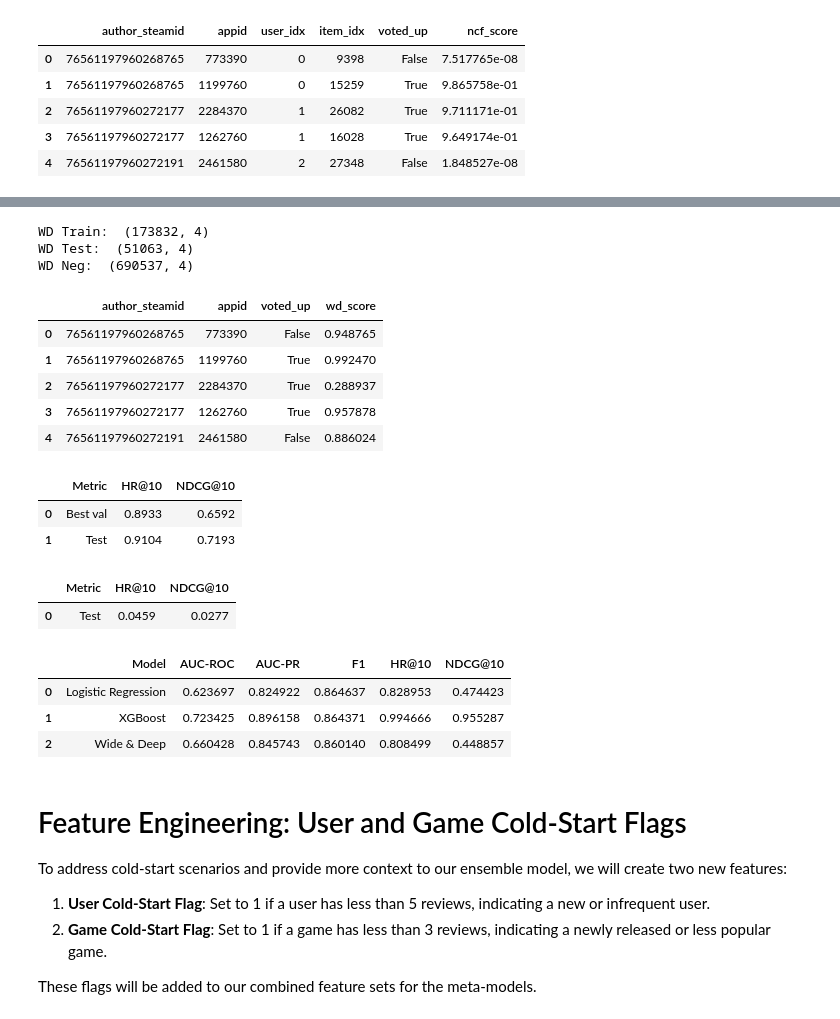
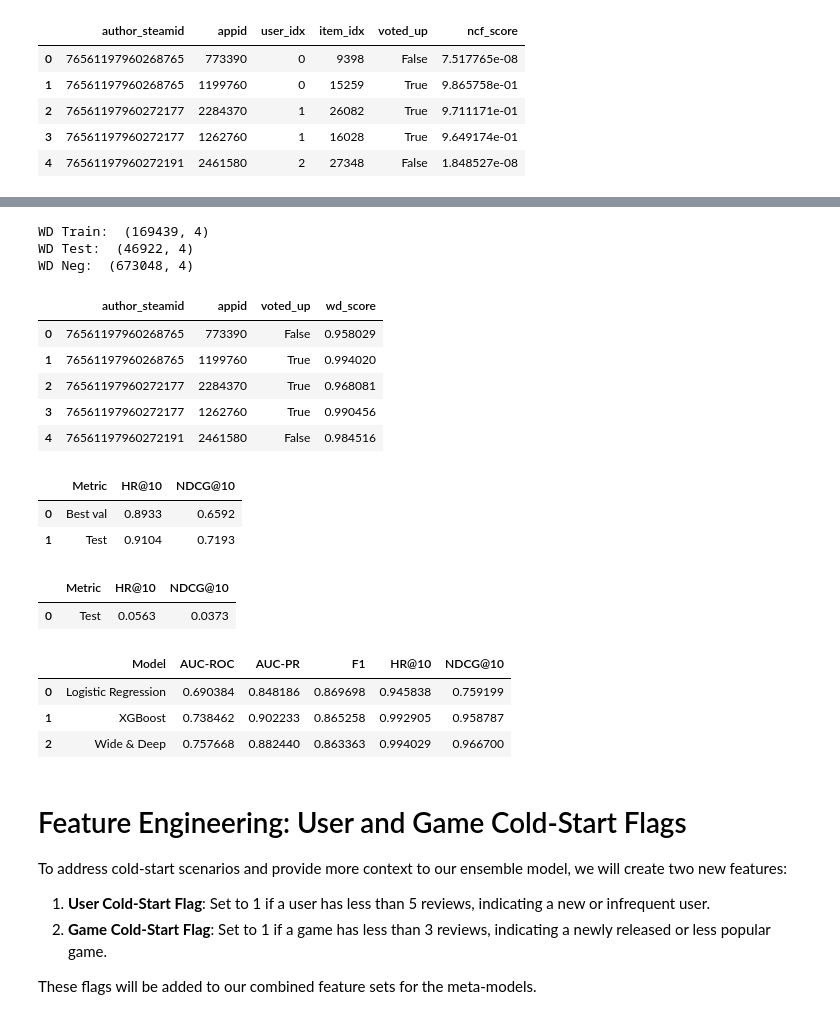
Before and after one commit to hamy-nguyen/BT4222_Group5_AY2526_S2, a Jupyter notebook: phase4_finalised/phase_4_logistic_regression.ipynb, the cells around one changed output, grey strips where cells are left out. Saved outputs shown, nothing was run; the diff lists cells and outputs as text; code cells hidden in the pictures.

```diff
--- a/phase4_finalised/phase_4_logistic_regression.ipynb
+++ b/phase4_finalised/phase_4_logistic_regression.ipynb
@@ -16,8 +16,8 @@ _BASE = Path.cwd()  # Jupyter sets cwd to notebook directory
 
 FEAT_DIR   = str(_BASE.parent / "phase0_finalised" / "feature_engineered_data")
 NCF_DIR    = str(_BASE.parent / "phase1_finalised" / "phase1_outputs")
-CBF_DIR    = str(_BASE.parent / "phase2_finalised" / "phase2_2" / "phase2_2_outputs")
-WD_DIR     = str(_BASE.parent / "phase3_finalised" / "without_extra_filter" / "phase3_outputs")
+CBF_DIR    = str(_BASE.parent / "phase2_finalised" / "phase2_1" / "phase2_1_outputs")
+WD_DIR     = str(_BASE.parent / "phase3_finalised" / "with_extra_filter" / "phase3_outputs_extra_filter")
 OUTPUT_DIR = str(_BASE / "phase4_outputs")
 os.makedirs(OUTPUT_DIR, exist_ok=True)
 
@@ -129,47 +101,47 @@ print("WD Neg: ", wd_neg_scores.shape)
 
 wd_train_scores.head()
 # %% [output]
-WD Train:  (173832, 4)
-WD Test:  (51063, 4)
-WD Neg:  (690537, 4)
+WD Train:  (169439, 4)
+WD Test:  (46922, 4)
+WD Neg:  (673048, 4)
 |  | author_steamid | appid | voted_up | wd_score |
-| 0 | 76561197960268765 | 773390 | False | 0.948765 |
-| 1 | 76561197960268765 | 1199760 | True | 0.992470 |
-| 2 | 76561197960272177 | 2284370 | True | 0.288937 |
-| 3 | 76561197960272177 | 1262760 | True | 0.957878 |
-| 4 | 76561197960272191 | 2461580 | False | 0.886024 |
+| 0 | 76561197960268765 | 773390 | False | 0.958029 |
+| 1 | 76561197960268765 | 1199760 | True | 0.994020 |
+| 2 | 76561197960272177 | 2284370 | True | 0.968081 |
+| 3 | 76561197960272177 | 1262760 | True | 0.990456 |
+| 4 | 76561197960272191 | 2461580 | False | 0.984516 |
 # %%
 # Performance of previous models
 
 # Phase 1 (Hard coded from phase 1 notebook)
 phase1_results = pd.DataFrame({
     'Metric': ['Best val', 'Test'],
     'HR@10': [0.8933, 0.9104],
     'NDCG@10': [0.6592, 0.7193]
 })
 display(phase1_results)
 
 # Phase 2 (Hard coded from phase 2 notebook)
 phase2_results = pd.DataFrame({
     'Metric': ['Test'],
-    'HR@10': [0.0459],
-    'NDCG@10': [0.0277]
+    'HR@10': [0.0563],
+    'NDCG@10': [0.0373]
 })
 display(phase2_results)
 
 # Phase 3
 phase3_results = pd.read_csv(os.path.join(WD_DIR, "phase3_results.csv"))
 display(phase3_results)
 # %% [output]
 |  | Metric | HR@10 | NDCG@10 |
 | 0 | Best val | 0.8933 | 0.6592 |
 | 1 | Test | 0.9104 | 0.7193 |
 |  | Metric | HR@10 | NDCG@10 |
-| 0 | Test | 0.0459 | 0.0277 |
+| 0 | Test | 0.0563 | 0.0373 |
 |  | Model | AUC-ROC | AUC-PR | F1 | HR@10 | NDCG@10 |
-| 0 | Logistic Regression | 0.623697 | 0.824922 | 0.864637 | 0.828953 | 0.474423 |
-| 1 | XGBoost | 0.723425 | 0.896158 | 0.864371 | 0.994666 | 0.955287 |
-| 2 | Wide & Deep | 0.660428 | 0.845743 | 0.860140 | 0.808499 | 0.448857 |
+| 0 | Logistic Regression | 0.690384 | 0.848186 | 0.869698 | 0.945838 | 0.759199 |
+| 1 | XGBoost | 0.738462 | 0.902233 | 0.865258 | 0.992905 | 0.958787 |
+| 2 | Wide & Deep | 0.757668 | 0.882440 | 0.863363 | 0.994029 | 0.966700 |
 # %% [markdown]
 # Feature Engineering: User and Game Cold-Start Flags
 
```
Also changed, not shown: parts of 13 cells of this notebook, 3 other files.
